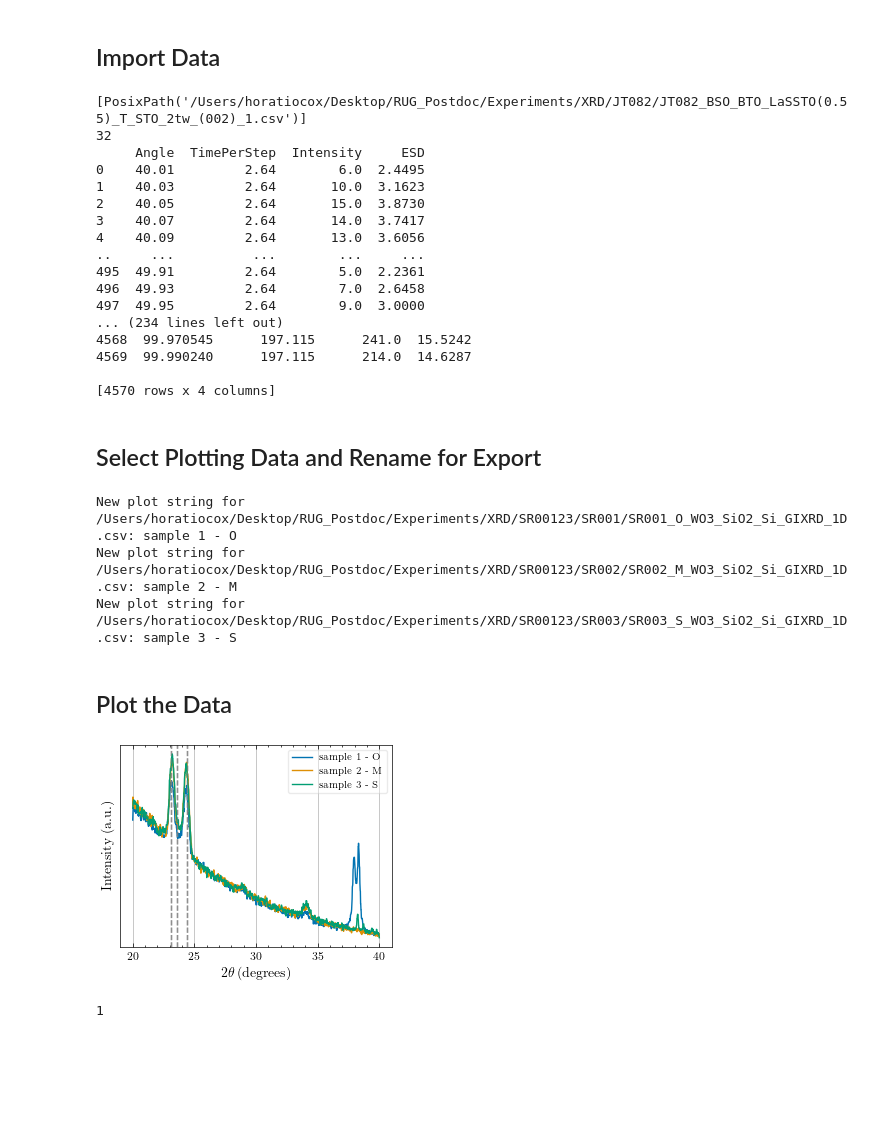
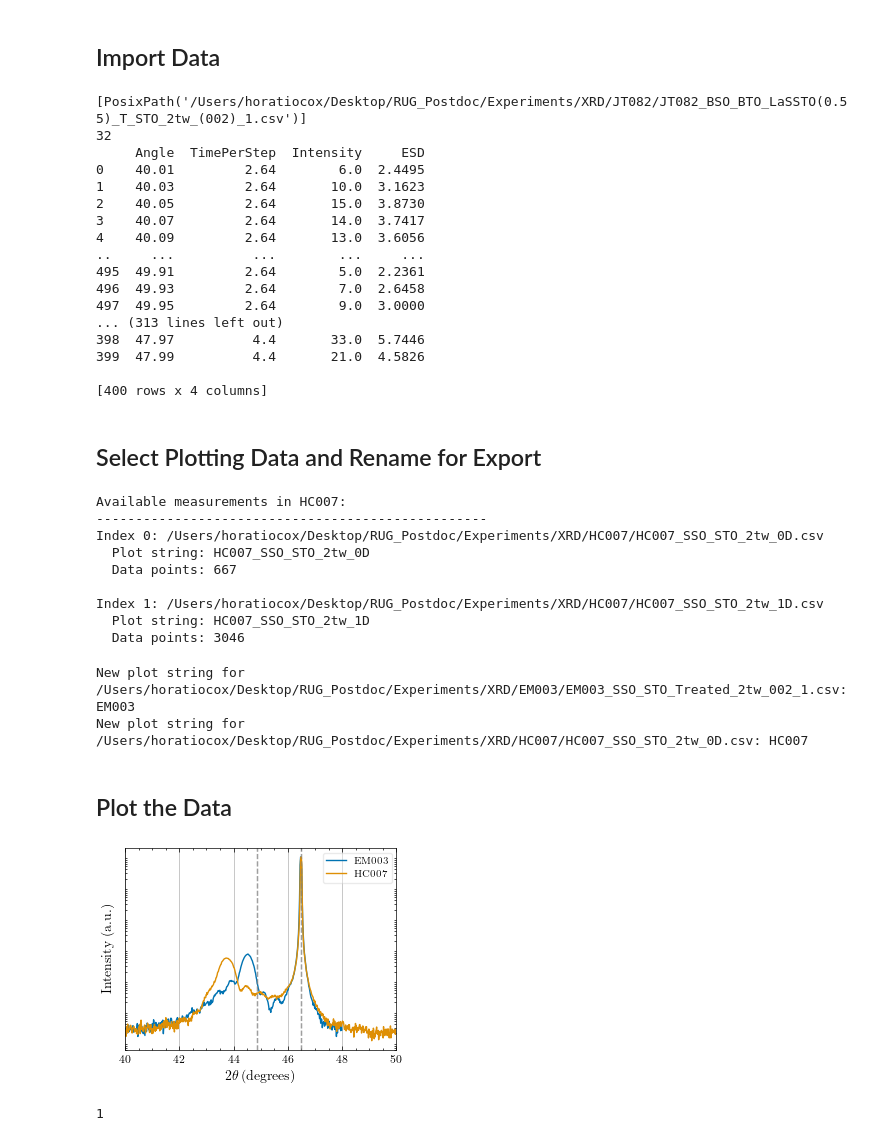
Before and after one commit to hc3413/Thin_Film_Analysis, a Jupyter notebook: ttw_Analysis.ipynb, the cells around one changed output. Cells and saved outputs as stored; diff of their text form; code cells hidden in the pictures; blank space fills up the shorter version.

Commit message:
small changes to ttw plotting

```diff
--- a/ttw_Analysis.ipynb
+++ b/ttw_Analysis.ipynb
@@ -39,6 +39,7 @@ fig_size = set_plot_style(export_data = export_data, use_tex=True)
 ttw_JT082 = ttw(root_XRD, folder_name = 'JT082')
 ttw_JT090 = ttw(root_XRD, folder_name = 'JT090')
 
+ttw_HC007 = ttw(root_XRD, folder_name = 'HC007')
 ttw_HC011 = ttw(root_XRD, folder_name = 'HC011')
 ttw_HC013 = ttw(root_XRD, folder_name = 'HC013')
 ttw_HC015 = ttw(root_XRD, folder_name = 'HC015')
@@ -49,6 +50,10 @@ ttw_SR001 = ttw(root_XRD, folder_name = 'SR00123/SR001')
 ttw_SR002 = ttw(root_XRD, folder_name = 'SR00123/SR002')
 ttw_SR003 = ttw(root_XRD, folder_name = 'SR00123/SR003')
 ttw_SR001tw = ttw(root_XRD, folder_name = 'SR00123')
+
+ttw_EM001 = ttw(root_XRD, folder_name = 'EM001')
+ttw_EM002 = ttw(root_XRD, folder_name = 'EM002')
+ttw_EM003 = ttw(root_XRD, folder_name = 'EM003')
 # %% [output]
 [PosixPath('/Users/horatiocox/Desktop/RUG_Postdoc/Experiments/XRD/JT082/JT082_BSO_BTO_LaSSTO(0.55)_T_STO_2tw_(002)_1.csv')]
 32
@@ -62,34 +67,53 @@ ttw_SR001tw = ttw(root_XRD, folder_name = 'SR00123')
 495  49.91         2.64        5.0  2.2361
 496  49.93         2.64        7.0  2.6458
 497  49.95         2.64        9.0  3.0000
-... (234 lines left out)
-4568  99.970545      197.115      241.0  15.5242
-4569  99.990240      197.115      214.0  14.6287
+... (313 lines left out)
+398  47.97          4.4       33.0  5.7446
+399  47.99          4.4       21.0  4.5826
 
-[4570 rows x 4 columns]
+[400 rows x 4 columns]
 # %% [markdown]
 ## Select Plotting Data and Rename for Export
+# %%
+# List all available measurements in ttw_HC007
+ttw_HC007.list_measurements()
+
+# Select specific measurements (example: indices 0 and 2)
+# ttw_HC007_selected = ttw_HC007.select_measurements([0, 2])
+
+# Or select a single measurement (example: index 1)
+ttw_HC007_selected = ttw_HC007.select_measurements(0)
+# %% [output]
+Available measurements in HC007:
+--------------------------------------------------
+Index 0: /Users/horatiocox/Desktop/RUG_Postdoc/Experiments/XRD/HC007/HC007_SSO_STO_2tw_0D.csv
+  Plot string: HC007_SSO_STO_2tw_0D
+  Data points: 667
+
+Index 1: /Users/horatiocox/Desktop/RUG_Postdoc/Experiments/XRD/HC007/HC007_SSO_STO_2tw_1D.csv
+  Plot string: HC007_SSO_STO_2tw_1D
+  Data points: 3046
 # %%
-#multi_dat = [ttw_HC011, ttw_HC013, ttw_HC015]
-multi_dat = [ttw_SR001, ttw_SR002, ttw_SR003]
+
+multi_dat = [ttw_EM003, ttw_HC007_selected]#[ttw_HC011, ttw_HC013, ttw_HC015]
+#multi_dat = [ttw_SR001, ttw_SR002, ttw_SR003]
 
 # If exporting the data this ensures th2at the labels are updated by the user to be correct from their original "filename" assignement
 if export_data == True:
     multi_dat = update_plot_string(multi_dat)
 # %% [output]
-New plot string for /Users/horatiocox/Desktop/RUG_Postdoc/Experiments/XRD/SR00123/SR001/SR001_O_WO3_SiO2_Si_GIXRD_1D.csv: sample 1 - O
-New plot string for /Users/horatiocox/Desktop/RUG_Postdoc/Experiments/XRD/SR00123/SR002/SR002_M_WO3_SiO2_Si_GIXRD_1D.csv: sample 2 - M
-New plot string for /Users/horatiocox/Desktop/RUG_Postdoc/Experiments/XRD/SR00123/SR003/SR003_S_WO3_SiO2_Si_GIXRD_1D.csv: sample 3 - S
+New plot string for /Users/horatiocox/Desktop/RUG_Postdoc/Experiments/XRD/EM003/EM003_SSO_STO_Treated_2tw_002_1.csv: EM003
+New plot string for /Users/horatiocox/Desktop/RUG_Postdoc/Experiments/XRD/HC007/HC007_SSO_STO_2tw_0D.csv: HC007
 # %% [markdown]
 ## Plot the Data
 # %%
-
-fig1 = ttw_plot_same(multi_dat, x_lim=None, norm_plot = False, linear_subtraction=False, log_plot=False, med_filt=7 )
+export_data = True
+fig1 = ttw_plot_same(multi_dat, x_lim=[40,50], norm_plot = True, linear_subtraction=False, log_plot=True, med_filt=0 )
 
 if export_data == True:
-    fig1.savefig(multi_dat[0].folder_path.joinpath(f'{powerpoint_string}_ttw.{fig_format}'), dpi=300, bbox_inches='tight', transparent=plot_transparency)
+    fig1.savefig(multi_dat[0].folder_path.joinpath(f'{powerpoint_string}_ttw.{fig_format}'), dpi=600, bbox_inches='tight', transparent=plot_transparency)
 # %% [output]
-[figure, old version]
+[figure, new version]
 # %%
 len(multi_dat[0].plot_string)
 # %% [output]
```
Also changed, not shown: parts of 1 cell of this notebook, 4 other files.
